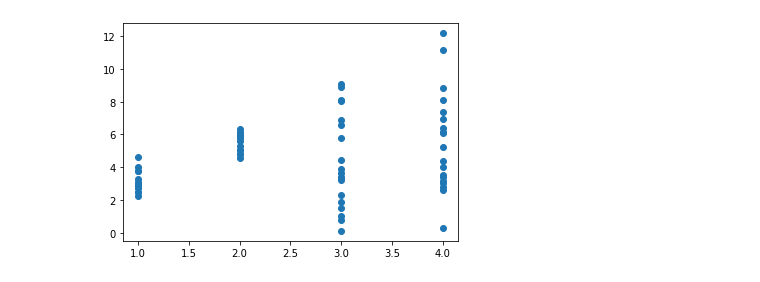
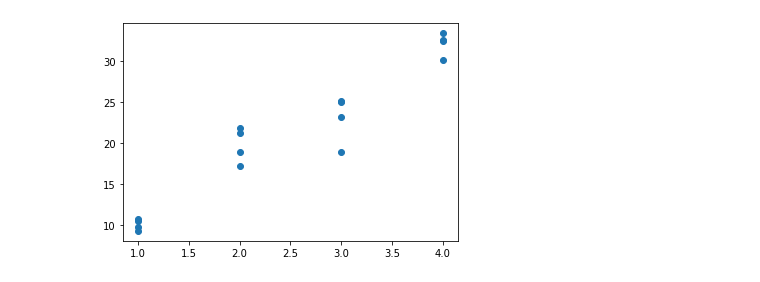
Before and after one commit to RyQuantum/Dateset, a Jupyter notebook: train2.ipynb, the cells around one changed output. Cells and saved outputs as stored; diff of their text form; code cells hidden in the pictures.

```diff
--- a/train2.ipynb
+++ b/train2.ipynb
@@ -14,6 +22,6 @@ import numpy as np
 # %%
 # Importing the Dataset
-file_names = glob.glob ('./EthernetData/dataset7.csv')
+file_names = glob.glob ('./EthernetData/dataset6.csv')
 k = 0
 
 # Change these two variables to get different results
@@ -198,32 +176,21 @@ model2.compile(
 # %%
 min_len = 10000;
 for arr in data:
     if len(arr) < min_len:
         min_len = len(arr)
-
-def data_generator(data):
-    list = []
-    for arr in data:
-        list += random.sample(arr, min_len)
-
-    df = pd.DataFrame(list)
-    X = df.loc[:, ['start_temp', 'temp_change']]
-    y = df['time']
-    plt.scatter(df['temp_change'], df['time'])
-    return X, y
 
 def data_generator2(data):
     list = []
     for arr in data:
         list += random.sample(arr, min_len)
 
     df = pd.DataFrame(list)
     X = df.loc[:, ['temp_change']]
     y = df['time']
     plt.scatter(df['temp_change'], df['time'])
     return X, y
 
-X, y = data_generator(data)
+X, y = data_generator2(data)
 # %% [output]
-[figure, old version]
+[figure, new version]
 # %%
```
Also changed, not shown: parts of 16 cells of this notebook, 1 other file.
